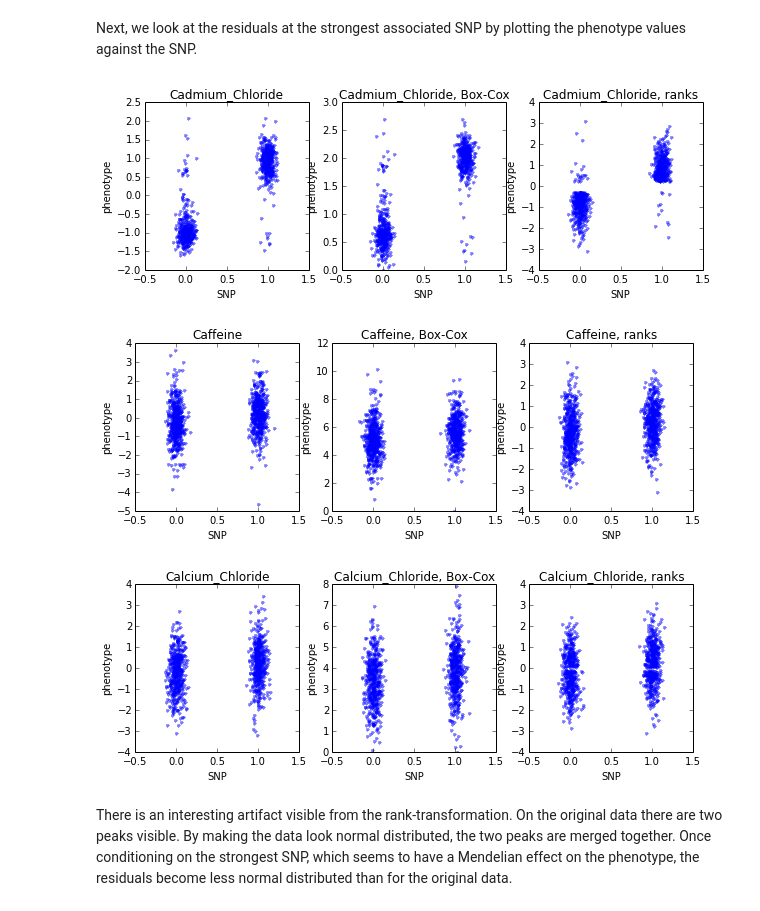
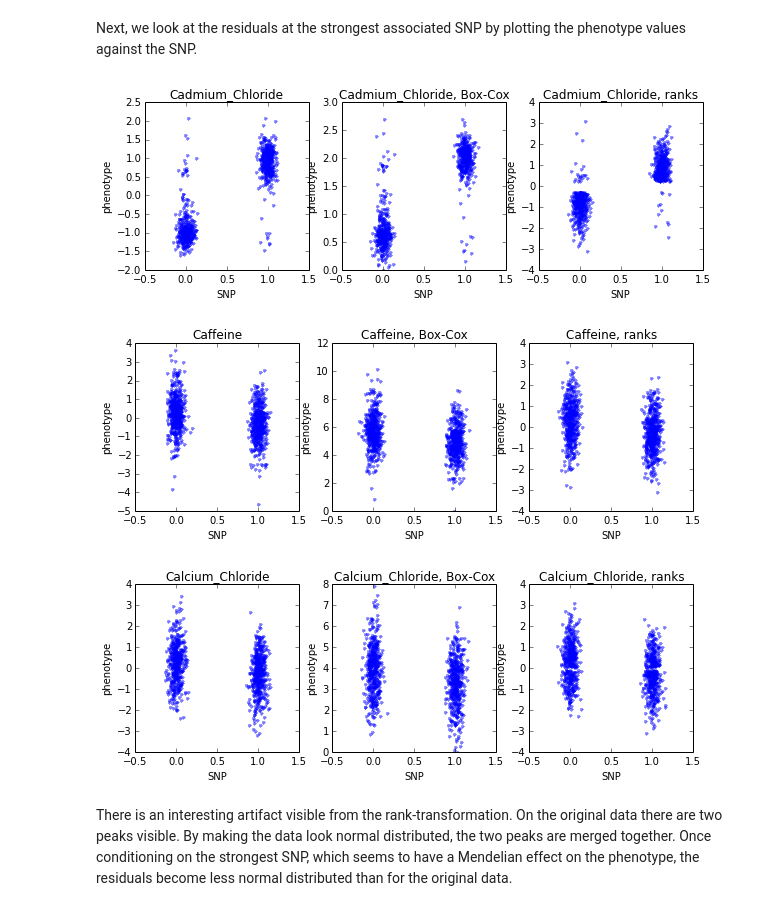
Before and after one commit to PMBio/limix-tutorials, a Jupyter notebook: linear_regression_FDR/QTL_mapping1.ipynb, the cells around one changed output. Drawn from its saved outputs; the diff is of its cells as text; code cells hidden in the pictures.

```diff
--- a/linear_regression_FDR/QTL_mapping1.ipynb
+++ b/linear_regression_FDR/QTL_mapping1.ipynb
@@ -188,38 +188,38 @@ for ip, p_ID in enumerate(dataset.phenotype_ID[0:P_max]):
     #find maximum squared beta value
     pheno_vals, s_idx = dataset.getPhenotypes([p_ID])
 
-    imax = lm.beta_snp[ip].argmax()
+    imax = lm.pvalues[ip].argmin()
     i_0 = snps[s_idx,imax]==0
 
     #plot SNP vs. phenotype for max beta
 
     pl.plot(snps[s_idx,imax]+0.05*np.random.randn(snps[s_idx,imax].shape[0]),pheno_vals.values,'.',alpha=0.5)
 
     pl.xlabel("SNP")
     pl.ylabel("phenotype")
     pl.xlim([-0.5,1.5])
     pl.title("%s" % p_ID)
 
     plt = pl.subplot(1,3,2)#the Box-Cox transformed phenotypes
     pl.plot(snps[s_idx,imax]+0.05*np.random.randn(snps[s_idx,imax].shape[0]),phenotype_vals_boxcox[s_idx[sample_idx],ip],'.',alpha=0.5)
 
     pl.xlabel("SNP")
     pl.ylabel("phenotype")
     pl.xlim([-0.5,1.5])
     pl.title("%s, Box-Cox" % p_ID)
 
     plt = pl.subplot(1,3,3)#the rank transformed phenotypes
     pl.plot(snps[s_idx,imax]+0.05*np.random.randn(snps[s_idx,imax].shape[0]),phenotype_vals_ranks[s_idx[sample_idx],ip],'.',alpha=0.5)
 
     #pl.plot([0,1],[pheno_vals.values[i_0].mean(),pheno_vals.values[~i_0].mean()])
     pl.xlabel("SNP")
     pl.ylabel("phenotype")
     pl.xlim([-0.5,1.5])
     pl.title("%s, ranks" % p_ID)
 # %% [output]
 [figure]
-[figure, old version]
+[figure, new version]
-[figure, old version]
+[figure, new version]
 # %% [markdown]
 There is an interesting artifact visible from the rank-transformation. On the original data there are two peaks visible. By making the data look normal distributed, the two peaks are merged together. Once conditioning on the strongest SNP, which seems to have a Mendelian effect on the phenotype, the residuals become less normal distributed than for the original data.
 # %% [markdown]
```
Also changed, not shown: parts of 4 cells of this notebook.
